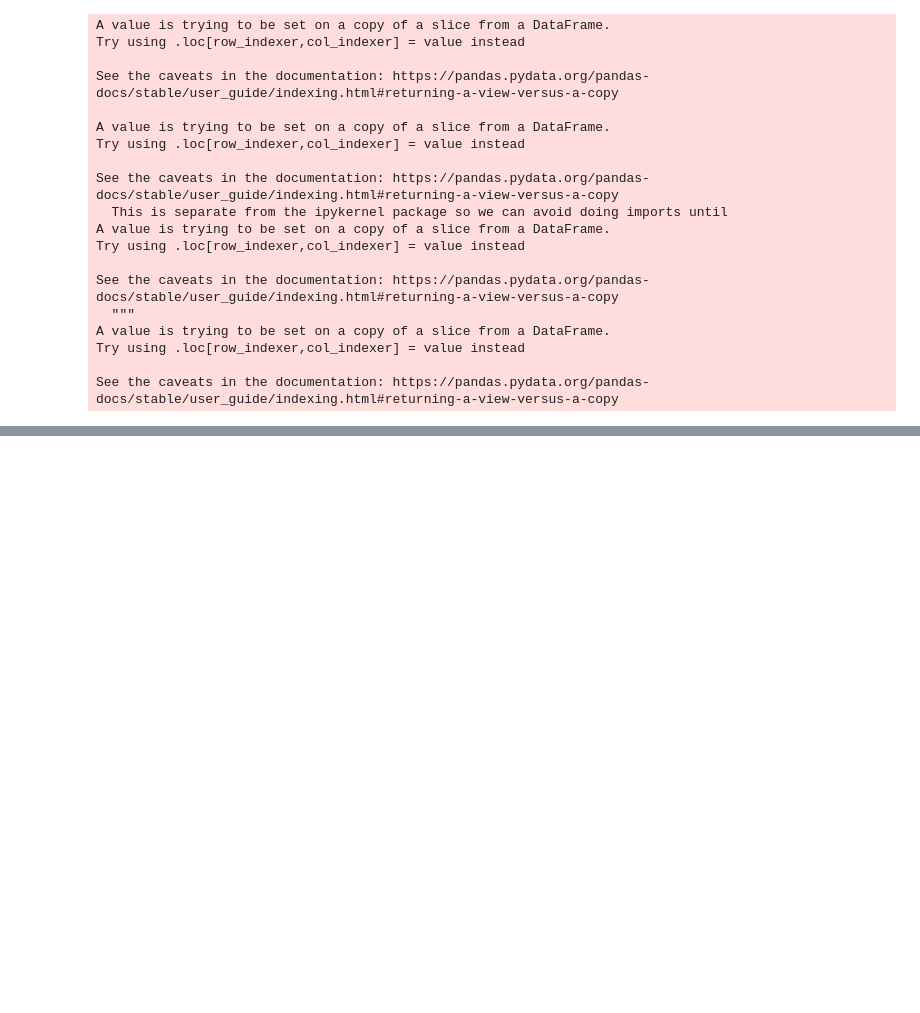
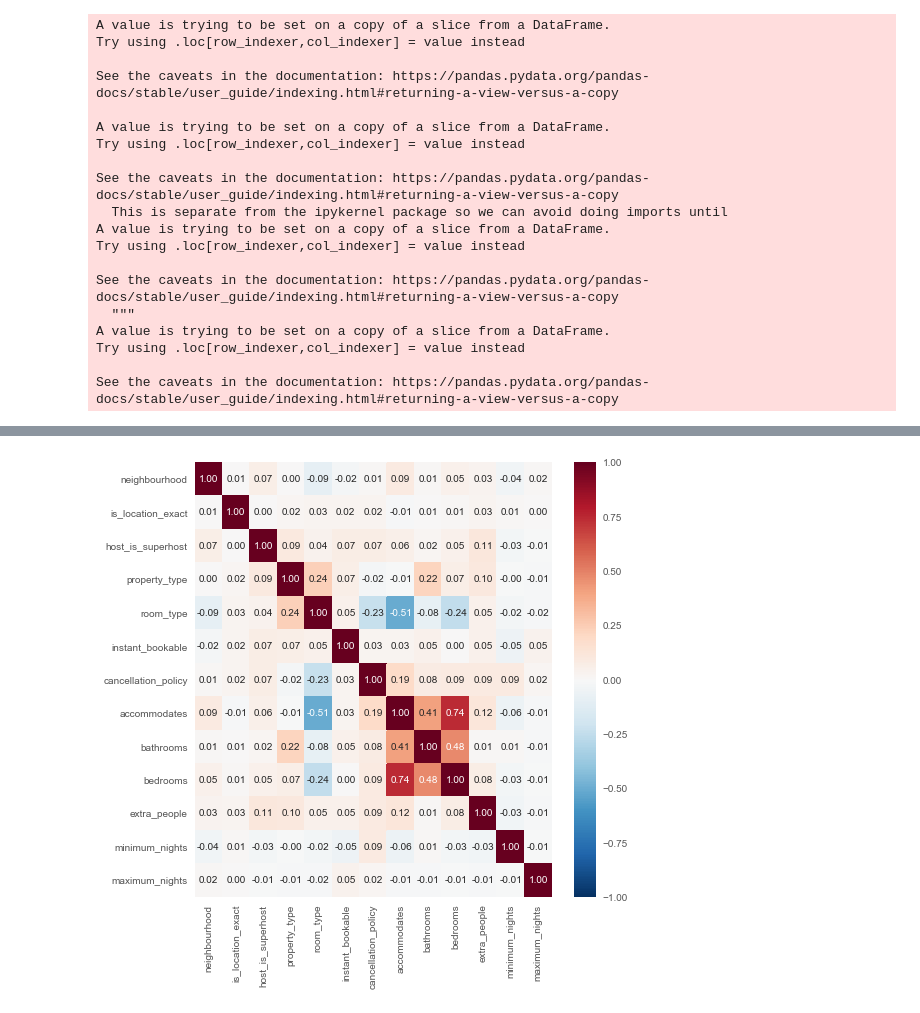
Before and after one commit to Fizzy110/IST652-Final-Project, a Jupyter notebook: IST652 Final Project.ipynb, the cells around one changed output, grey strips where cells are left out. Drawn from its saved outputs; the diff is of its cells as text; code cells hidden in the pictures; blank space fills up the shorter version.

```diff
--- a/IST652 Final Project.ipynb
+++ b/IST652 Final Project.ipynb
@@ -98,3 +118,9 @@ data_v4 = data_v3[(data_v3['property_type']=='House') | (data_v3['property_type'
+# %%
+#extract the top 12 popular neighbourhood
+data_v4 = data_v3[(data_v3['neighbourhood']=='Allston-Brighton') | (data_v3['neighbourhood']=='Jamaica Plain') | (data_v3['neighbourhood']=='South End')
+                 |(data_v3['neighbourhood']=='Back Bay')|(data_v3['neighbourhood']=='Fenway/Kenmore') | (data_v3['neighbourhood']=='South Boston')
+                 |(data_v3['neighbourhood']=='Dorchester') |(data_v3['neighbourhood']=='Beacon Hill')|(data_v3['neighbourhood']=='North End')
+                 |(data_v3['neighbourhood']=='Roxbury')|(data_v3['neighbourhood']=='East Boston ')|(data_v3['neighbourhood']=='Mission Hill')]
 # %%
 #drop any missing values
 data_v5 = data_v4.dropna(axis=0,how='any')
@@ -255,0 +199,3 @@ See the caveats in the documentation: https://pandas.pydata.org/pandas-docs/stab
+# %%
+#3. convert price from str to numerical data type
+data_v5['price'] = data_v5['price'].astype(float)
@@ -255,0 +207,24 @@ See the caveats in the documentation: https://pandas.pydata.org/pandas-docs/stab
+# %%
+#standardlize numerical data
+std = StandardScaler()
+#1.
+minimum_nights_param = std.fit(data_v5['minimum_nights'].values.reshape(-1, 1))
+data_v5['minimum_nights'] = std.fit_transform(data_v5['minimum_nights'].values.reshape(-1, 1), minimum_nights_param)
+#2.
+maximum_nights_param = std.fit(data_v5['maximum_nights'].values.reshape(-1, 1))
+data_v5['maximum_nights'] = std.fit_transform(data_v5['maximum_nights'].values.reshape(-1, 1), maximum_nights_param)
+#3.
+extra_people_param = std.fit(data_v5['extra_people'].values.reshape(-1, 1))
+data_v5['extra_people'] = std.fit_transform(data_v5['extra_people'].values.reshape(-1, 1), extra_people_param)
+#more standardlize :
+neighbourhood_param = std.fit(data_v5['neighbourhood'].values.reshape(-1, 1))
+data_v5['neighbourhood'] = std.fit_transform(data_v5['neighbourhood'].values.reshape(-1, 1), neighbourhood_param)
+
+accommodates_param = std.fit(data_v5['accommodates'].values.reshape(-1, 1))
+data_v5['accommodates'] = std.fit_transform(data_v5['accommodates'].values.reshape(-1, 1), accommodates_param)
+
+bathrooms_param = std.fit(data_v5['bathrooms'].values.reshape(-1, 1))
+data_v5['bathrooms'] = std.fit_transform(data_v5['bathrooms'].values.reshape(-1, 1), bathrooms_param)
+
+bedrooms_param = std.fit(data_v5['bedrooms'].values.reshape(-1, 1))
+data_v5['bedrooms'] = std.fit_transform(data_v5['bedrooms'].values.reshape(-1, 1), bedrooms_param)
@@ -255,0 +256,6 @@ See the caveats in the documentation: https://pandas.pydata.org/pandas-docs/stab
+# %%
+#correlations:
+fig, ax = plt.subplots(figsize=(8,8))
+ax=heatmap(x.corr(),fmt='.2f',annot=True,ax=ax,cmap="RdBu_r",vmin=-1,vmax=1)
+# %% [output]
+[figure, added]
```
Also changed, not shown: parts of 43 cells of this notebook.
